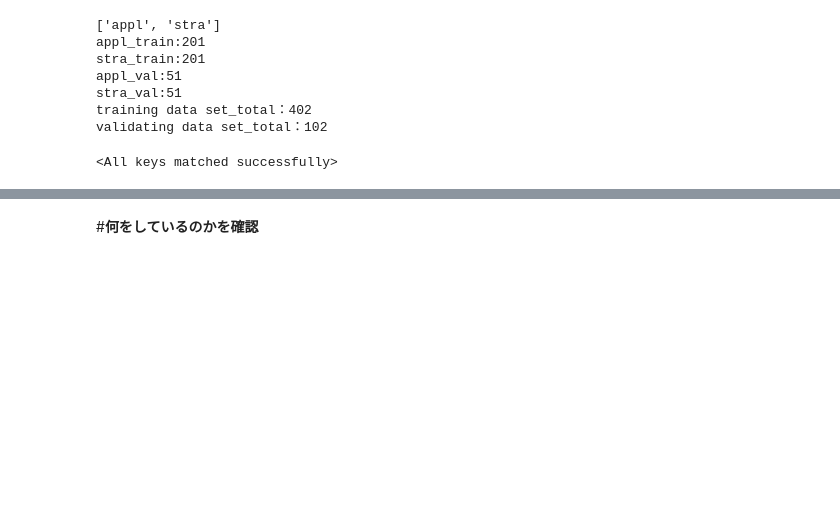
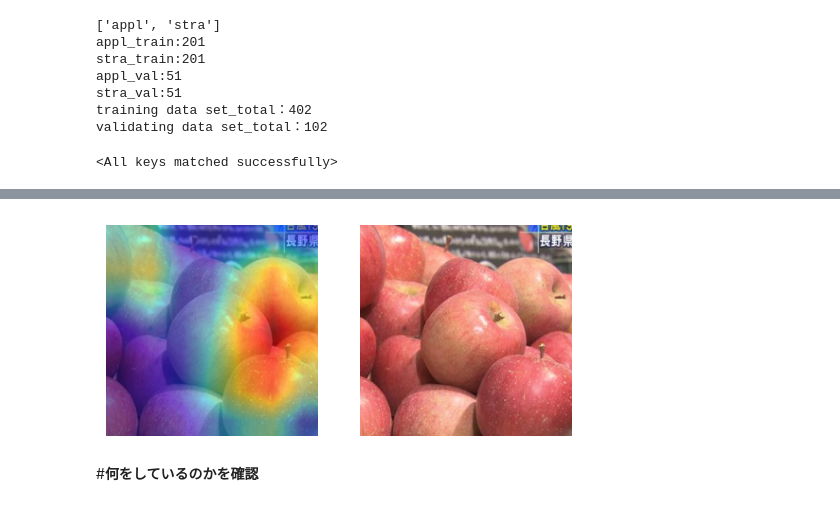
Before and after one commit to ykitaguchi77/Laboratory_course, a Jupyter notebook: 11. GradCAM.ipynb, the cells around one changed output, grey strips where cells are left out. Drawn from its saved outputs; the diff is of its cells as text; code cells hidden in the pictures; blank space fills up the shorter version.

```diff
--- a/11. GradCAM.ipynb
+++ b/11. GradCAM.ipynb
@@ -339,7 +339,7 @@ model_ft = model_ft.to(device)
 
 
 #画像のパスを指定
-for j in range(10):
+for j in range(60):
 #for j in range(len(image_datasets["val"])):
 
     #元画像
@@ -387,0 +390,87 @@ for j in range(10):
+# %%
+import torch
+import torch.nn as nn
+from torchvision import transforms
+from PIL import Image
+import numpy as np
+import matplotlib.pyplot as plt
+
+# 設定
+class_names = ["appl", "stra"]
+model_path = '/content/drive/My Drive/AI_laboratory_course/classification.pth'
+
+# 単一画像のパスを指定
+image_path = '/content/appl/000169072_640.jpg'  ### ←ここに画像パスを指定
+
+# 前処理
+transform = transforms.Compose([
+    transforms.Resize(256),
+    transforms.CenterCrop(224),
+    transforms.ToTensor(),
+    transforms.Normalize([0.485, 0.456, 0.406], [0.229, 0.224, 0.225])
+])
+
+class Flatten(nn.Module):
+    def __init__(self):
+        super(Flatten, self).__init__()
+    def forward(self, x):
+        return x.view(x.size(0), -1)
+
+def GradCAM(img, c, features_fn, classifier_fn):
+    feats = features_fn(img.cuda())
+    _, N, H, W = feats.size()
+    out = classifier_fn(feats)
+    c_score = out[0, c]
+    grads = torch.autograd.grad(c_score, feats)
+    w = grads[0][0].mean(-1).mean(-1)
+    sal = torch.matmul(w, feats.view(N, H*W))
+    sal = sal.view(H, W).cpu().detach().numpy()
+    sal = np.maximum(sal, 0)
+    return sal
+
+def process_single_image(image_path, model_ft, class_names):
+    device = torch.device("cuda:0" if torch.cuda.is_available() else "cpu")
+
+    # モデル分割
+    features_fn = nn.Sequential(*list(model_ft.children())[:-2])
+    classifier_fn = nn.Sequential(*(list(model_ft.children())[-2:-1] + [Flatten()] + list(model_ft.children())[-1:]))
+
+    model_ft.eval()
+    model_ft.to(device)
+
+    # 画像読み込み
+    img_pil = Image.open(image_path).convert('RGB')
+    img_tensor = transform(img_pil).unsqueeze(0)
+
+    # 表示用（正規化前）
+    display_transform = transforms.Compose([
+        transforms.Resize(256),
+        transforms.CenterCrop(224),
+        transforms.ToTensor()
+    ])
+    img_display = display_transform(img_pil).permute(1, 2, 0).numpy()
+
+    # 推論
+    pp, cc = torch.topk(nn.Softmax(dim=1)(model_ft(img_tensor.to(device))), 1)
+
+    for p, c in zip(pp[0], cc[0]):
+        sal = GradCAM(img_tensor, int(c), features_fn, classifier_fn)
+        sal = Image.fromarray(sal).resize((224, 224), resample=Image.Resampling.BILINEAR)
+
+        print(f'Image: {image_path}')
+        print(f'Pred: {class_names[c]}  {100*float(p):.1f}%')
+
+        plt.figure(figsize=(6, 4))
+        plt.subplot(1, 2, 1)
+        plt.axis('off')
+        plt.imshow(img_display)
+        plt.imshow(np.array(sal), alpha=0.5, cmap='jet')
+
+        plt.subplot(1, 2, 2)
+        plt.axis('off')
+        plt.imshow(img_display)
+        plt.show()
+
+# 実行
+process_single_image(image_path, model_ft, class_names)
+# %% [output]
@@ -388,3 +479,4 @@ for j in range(10):
+[figure, added]
 # %% [markdown]
 #**何をしているのかを確認**
 # %% [markdown]
```
Also changed, not shown: parts of 5 cells of this notebook.
